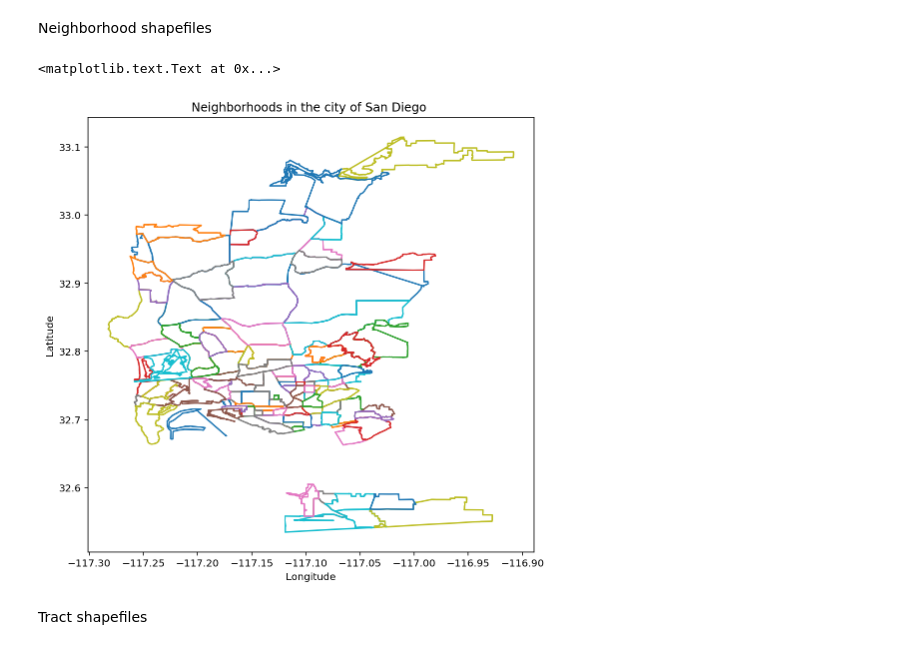
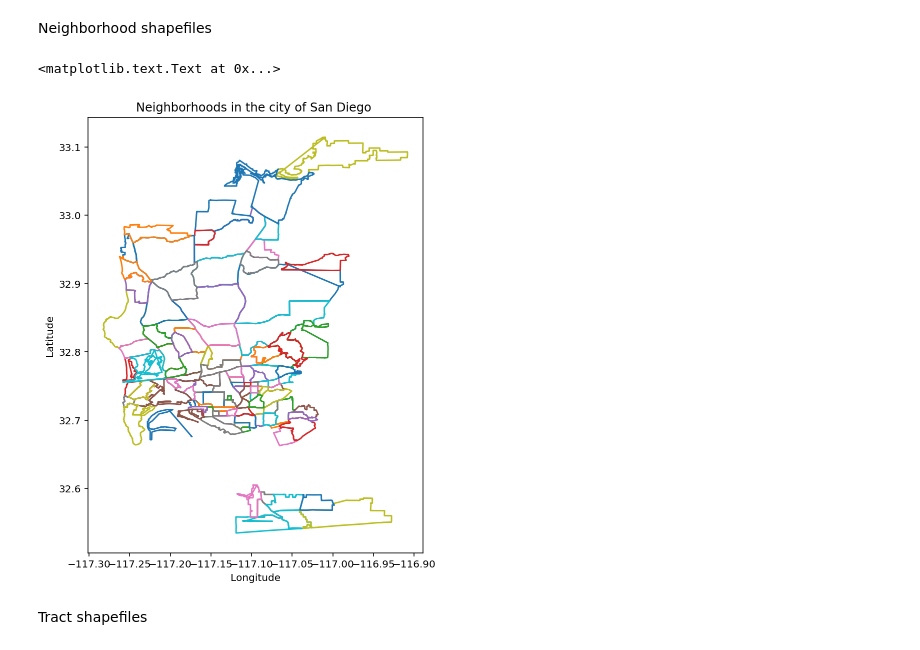
Before and after one commit to Hudsonnc/Pr_084, a Jupyter notebook: Pr_084_HackathonSubmission.ipynb, the cells around one changed output. Saved outputs shown, nothing was run; the diff lists cells and outputs as text; code cells hidden in the pictures.

```diff
--- a/Pr_084_HackathonSubmission.ipynb
+++ b/Pr_084_HackathonSubmission.ipynb
@@ -221,15 +221,15 @@ for i in range(len(ca_neighborhood_metadata)):
         sd_neighborhood_metadata.append(metadata)
         sd_neighborhood_names.append(metadata.record[3])
 # %%
-fig = plt.figure(figsize=(8,8))
+fig = plt.figure(figsize=(6,8))
 for shape in sd_neighborhood_shapes:
     plt.plot(np.array(shape.points)[:,0], np.array(shape.points)[:,1])
 plt.title('Neighborhoods in the city of San Diego ')
 plt.xlabel('Longitude')
 plt.ylabel('Latitude')
 # %% [output]
 <matplotlib.text.Text at 0x...>
-[figure, old version]
+[figure, new version]
 # %% [markdown]
 Tract shapefiles
 # %%
```
Also changed, not shown: parts of 1 cell of this notebook.
